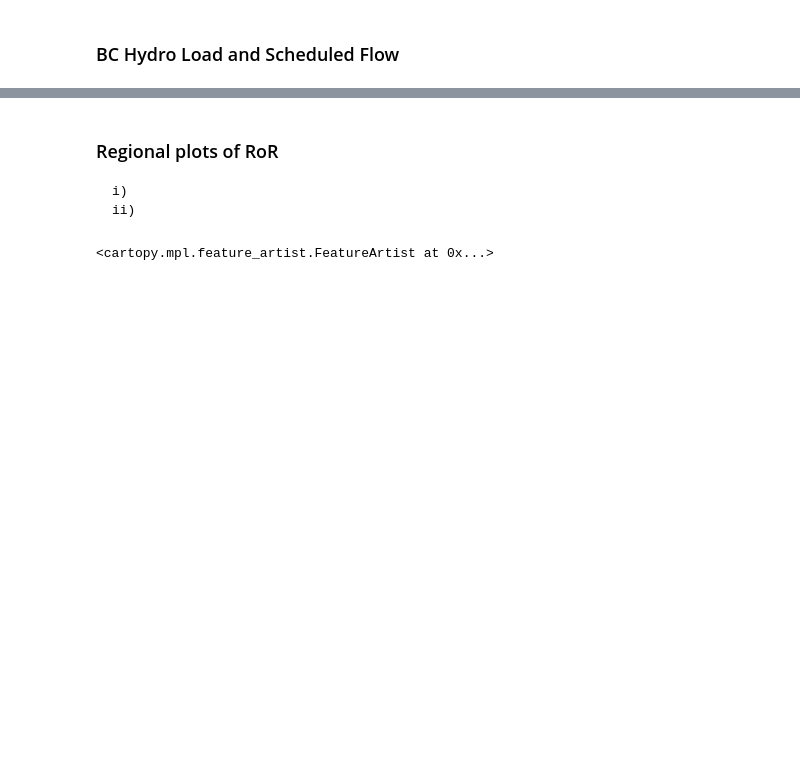
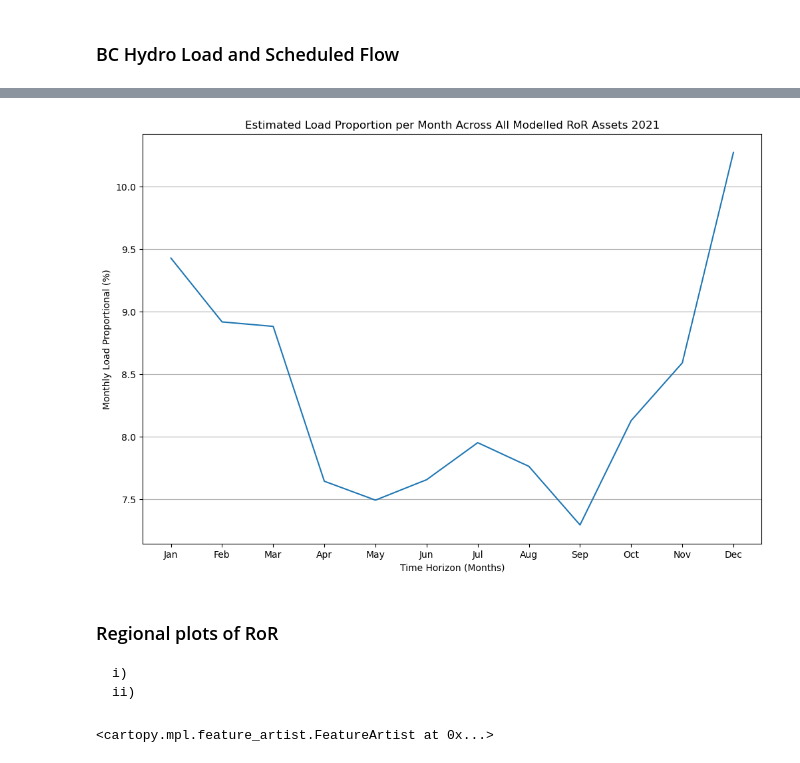
Before and after one commit to DeltaE/PyPSA_BC, a Jupyter notebook: notebooks/validate-hydro.ipynb, the cells around one changed output, grey strips where cells are left out. Saved outputs shown, nothing was run; the diff lists cells and outputs as text; code cells hidden in the pictures; blank space fills up the shorter version.

```diff
--- a/notebooks/validate-hydro.ipynb
+++ b/notebooks/validate-hydro.ipynb
@@ -126,3 +127,27 @@ _ = ax[1].set_xticklabels(xtick_labels)
+# %%
+temp = load_df['Control Area Load'].groupby([load_df['Control Area Load'].index.to_series().dt.month]).sum() #.sum(axis=1)
+
+# temp = temp.sum() #.dt.month_name().rename('month')
+load_percent = (temp / temp.sum(axis=0)) * 100
+
+# col_list = ror_df.sum(axis=0).sort_values(ascending=False).index[:10] # top 10 sites by production
+fig, ax = plt.subplots(figsize=(12,8))
+ax.plot(load_percent,label="System")
+
+
+
+# Formatting options
+plt.xlabel('Time Horizon (Months)')
+plt.ylabel('Monthly Load Proportional (%)')
+plt.title('Estimated Load Proportion per Month Across All Modelled RoR Assets 2021')
+plt.grid(axis='y')
+# plt.legend()
+xticks = [1,2,3,4,5,6,7,8,9,10,11,12]
+xtick_labels = month_names = ['Jan','Feb','Mar','Apr','May','Jun','Jul','Aug','Sep','Oct','Nov','Dec']
+_ = ax.set_xticks(xticks)
+_ = ax.set_xticklabels(xtick_labels)
+# %% [output]
+[figure, added]
 # %% [markdown]
 ### Regional plots of RoR
     i)
```
Also changed, not shown: parts of 9 cells of this notebook, 23 other files.
